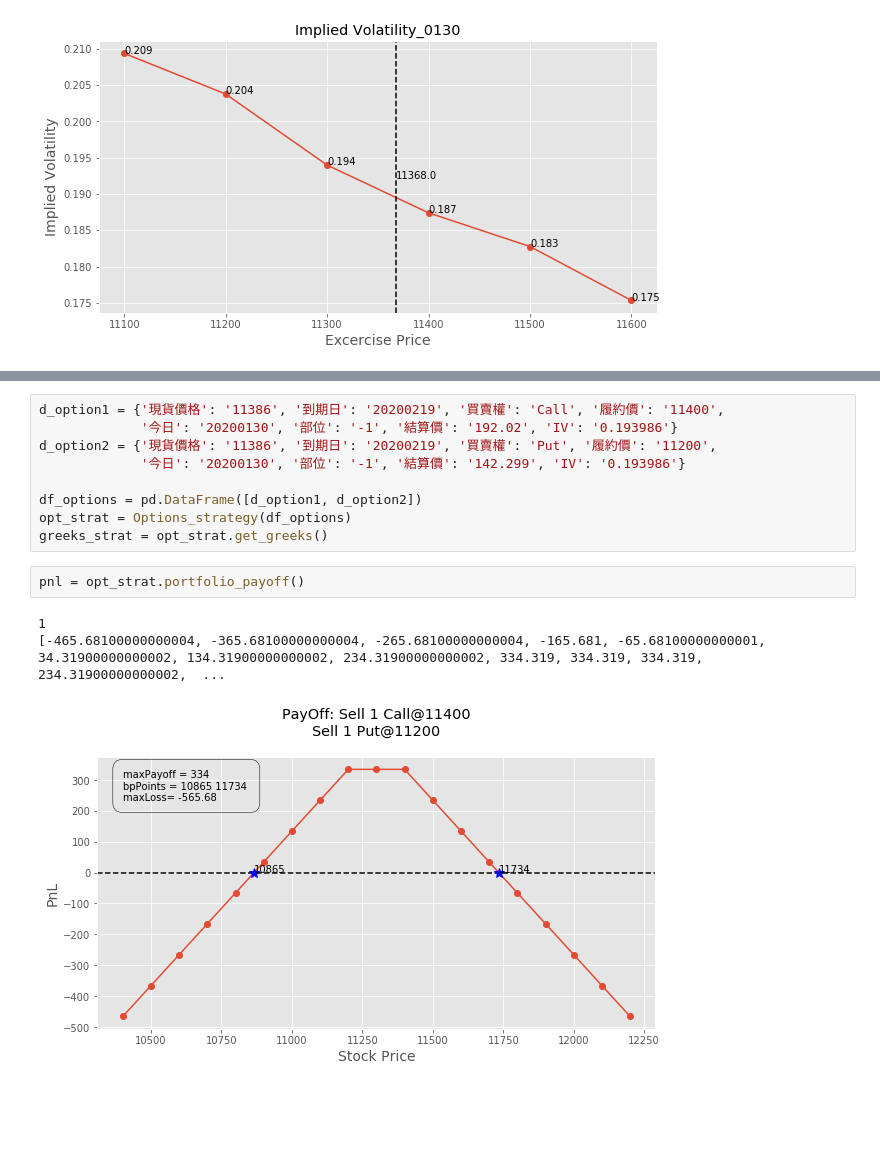
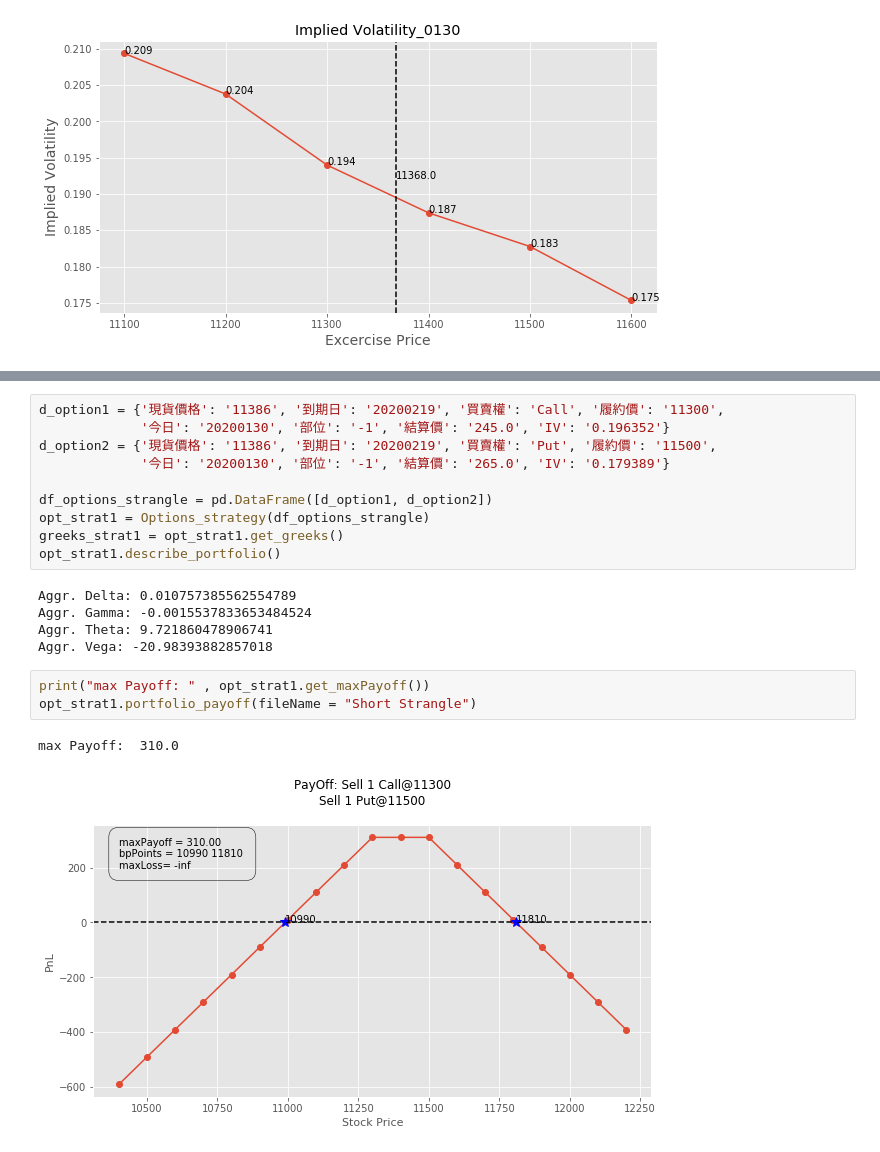
Before and after one commit to A2Zntu/OptionStrategy, a Jupyter notebook: main.ipynb, the cells around one changed output, grey strips where cells are left out. Drawn from its saved outputs; the diff is of its cells as text; blank space fills up the shorter version.

```diff
--- a/main.ipynb
+++ b/main.ipynb
@@ -82,15 +126,21 @@ opt.describe_option()
 # %%
-d_option1 = {'現貨價格': '11386', '到期日': '20200219', '買賣權': 'Call', '履約價': '11400',
-             '今日': '20200130', '部位': '-1', '結算價': '192.02', 'IV': '0.193986'}
-d_option2 = {'現貨價格': '11386', '到期日': '20200219', '買賣權': 'Put', '履約價': '11200',
-             '今日': '20200130', '部位': '-1', '結算價': '142.299', 'IV': '0.193986'}
+d_option1 = {'現貨價格': '11386', '到期日': '20200219', '買賣權': 'Call', '履約價': '11300',
+             '今日': '20200130', '部位': '-1', '結算價': '245.0', 'IV': '0.196352'}
+d_option2 = {'現貨價格': '11386', '到期日': '20200219', '買賣權': 'Put', '履約價': '11500',
+             '今日': '20200130', '部位': '-1', '結算價': '265.0', 'IV': '0.179389'}
 
-df_options = pd.DataFrame([d_option1, d_option2])
-opt_strat = Options_strategy(df_options)
-greeks_strat = opt_strat.get_greeks()
+df_options_strangle = pd.DataFrame([d_option1, d_option2])
+opt_strat1 = Options_strategy(df_options_strangle)
+greeks_strat1 = opt_strat1.get_greeks()
+opt_strat1.describe_portfolio()
+# %% [output]
+Aggr. Delta: 0.010757385562554789
+Aggr. Gamma: -0.0015537833653484524
+Aggr. Theta: 9.721860478906741
+Aggr. Vega: -20.98393882857018
-# %%
-pnl = opt_strat.portfolio_payoff()
-# %% [output]
-1
-[-465.68100000000004, -365.68100000000004, -265.68100000000004, -165.681, -65.68100000000001, 34.31900000000002, 134.31900000000002, 234.31900000000002, 334.319, 334.319, 334.319, 234.31900000000002,  ...
-[figure, removed]
+# %%
+print("max Payoff: " , opt_strat1.get_maxPayoff())
+opt_strat1.portfolio_payoff(fileName = "Short Strangle")
+# %% [output]
+max Payoff:  310.0
+[figure, added]
```
Also changed, not shown: parts of 25 cells of this notebook, 5 other files.
